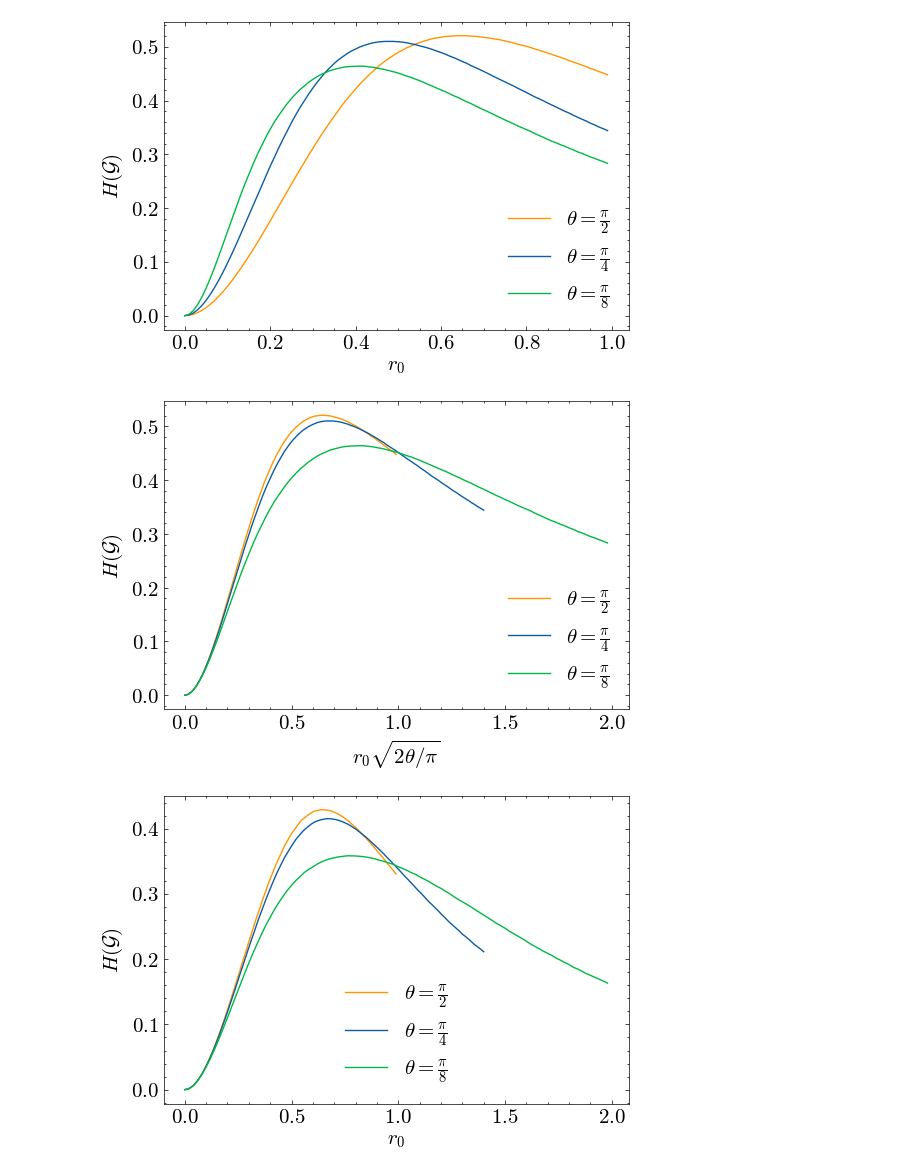
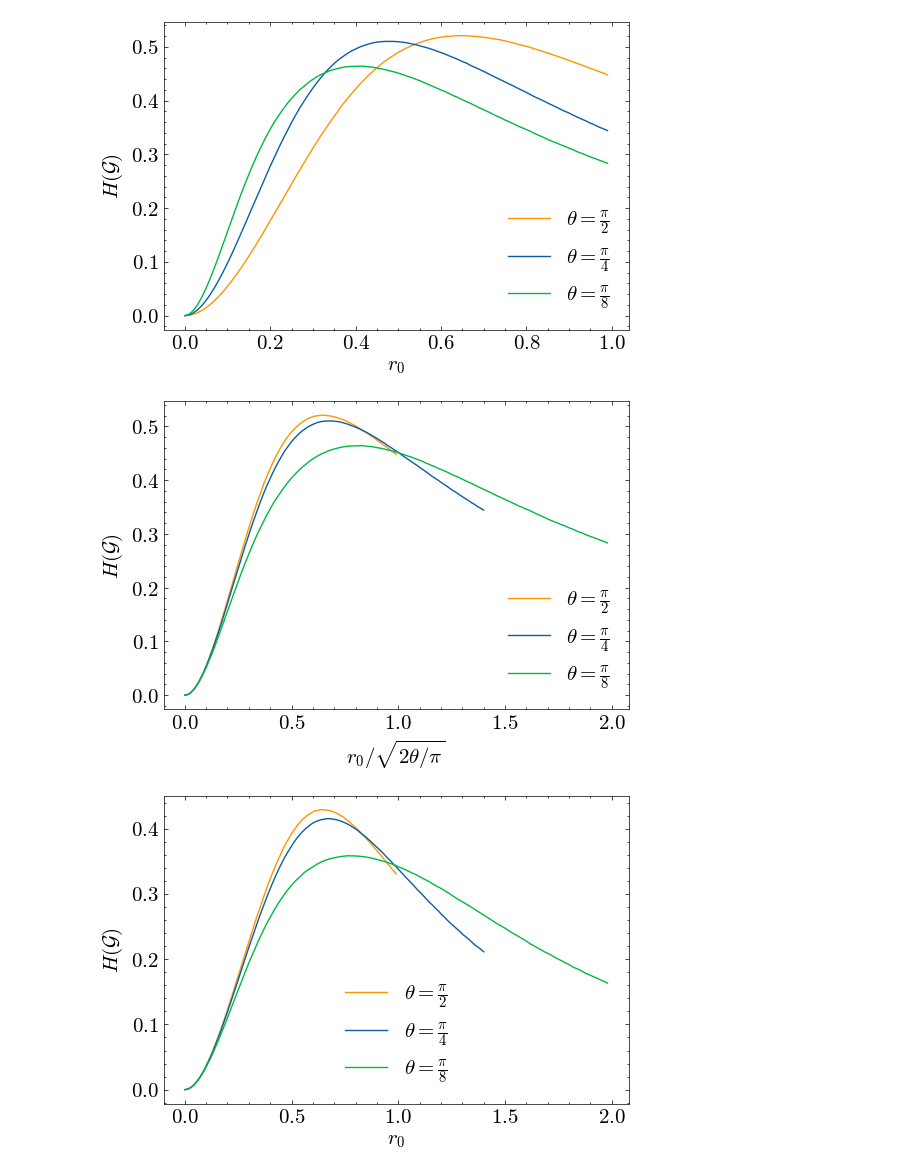
Before and after one commit to oijbaker/SRGG-Entropy, a Jupyter notebook: plotting.ipynb, the cells around one changed output. Drawn from its saved outputs; the diff is of its cells as text; code cells hidden in the pictures.

Commit message:
Edited Figures

```diff
--- a/plotting.ipynb
+++ b/plotting.ipynb
@@ -86,18 +86,18 @@ plt.show()
 # %%
 plt.figure(figsize=(6,4))
 plt.plot(np.array(wedge_eta_2_theta_pi_2['r0']), np.array(wedge_eta_2_theta_pi_2['entropy']), label=r'$\theta = \frac{\pi}{2}$', color='C2')
 plt.plot(np.array(wedge_eta_2_theta_pi_4['r0'])*np.sqrt(2), np.array(wedge_eta_2_theta_pi_4['entropy']), label=r'$\theta = \frac{\pi}{4}$', color='C0')
 plt.plot(np.array(wedge_eta_2_theta_pi_8['r0'])*2, np.array(wedge_eta_2_theta_pi_8['entropy']), label=r'$\theta = \frac{\pi}{8}$', color='C1')
 
 plt.xticks(fontsize=15)
 plt.yticks(fontsize=15)
 
-plt.xlabel(r'$r_0\sqrt{2\theta/\pi}$', fontsize=15)
+plt.xlabel(r'$r_0/\sqrt{2\theta/\pi}$', fontsize=15)
 plt.ylabel(r'$H(\mathcal{G})$', fontsize=15)
 plt.legend(fontsize=15)
 plt.show()
 # %% [output]
-[figure, old version]
+[figure, new version]
 # %%
 wedge_eta_3_theta_pi_2 = pd.read_csv("data/entropy_values_wedge_1.570000_100_3.csv")
 wedge_eta_3_theta_pi_4 = pd.read_csv("data/entropy_values_wedge_0.785000_100_3.csv")
```
Also changed, not shown: parts of 4 cells of this notebook, 6 other files.
